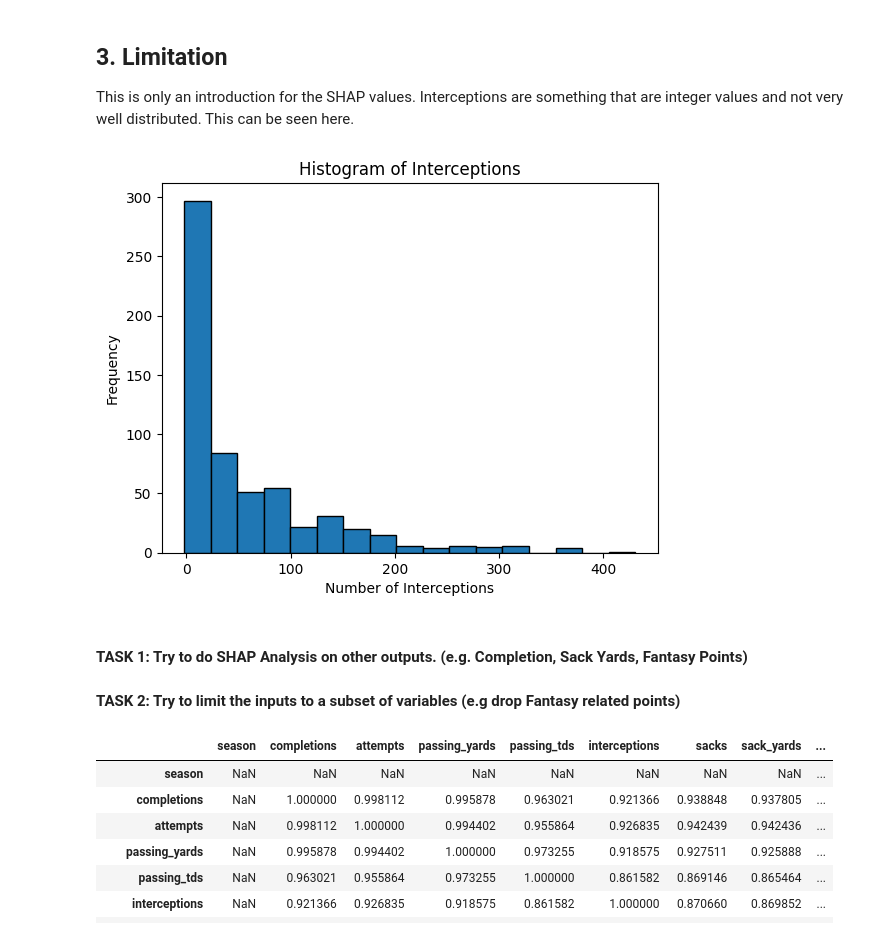
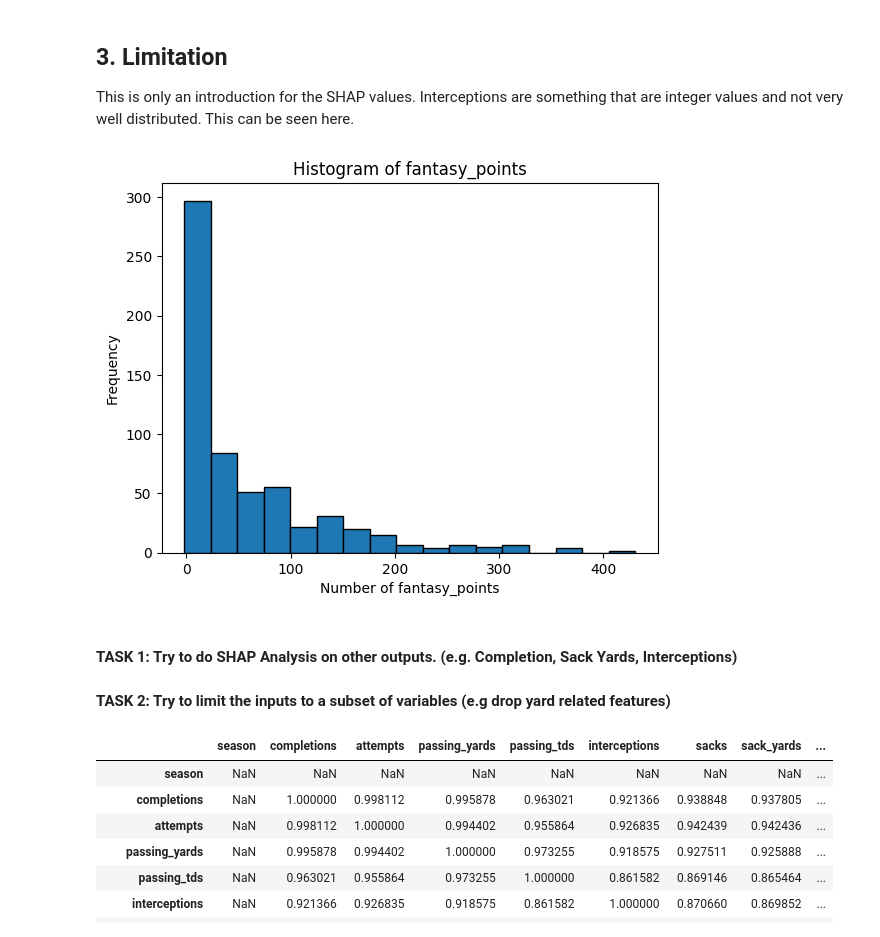
Before and after one commit to undjacob/Advanced-Data-Analysis-and-AI-Course-MCI, a Jupyter notebook: xAI/03_Lecture_Introduction_to_SHAP.ipynb, the cells around one changed output. Cells and saved outputs as stored; diff of their text form; code cells hidden in the pictures.

Commit message:
Adapted SHAP

```diff
--- a/xAI/03_Lecture_Introduction_to_SHAP.ipynb
+++ b/xAI/03_Lecture_Introduction_to_SHAP.ipynb
@@ -8,6 +8,4 @@ This notebook should introduce a method in the context of xAI. The SHAP Analysis
 To make things a bit mor interesting we would like to get the seasonal data fro a specific year in the National Football League (NFL). To get access to it we use a package called *nfl_data_py*. To make things as easy for you as possible, we go for a csv import.
 # %%
 import pandas as pd
-from google.colab import drive
-drive.mount('/content/drive')
-nfl_export=pd.read_csv('/content/drive/MyDrive/MCI Lehre/Artificial Intelligence/Data/NFL Data/nfl_seasonal_data_2024.csv')
+nfl_export=pd.read_csv('../Data/American_Football/nfl_seasonal_data_2024.csv')
@@ -154,15 +150,15 @@ write you notes on this here
 This is only an introduction for the SHAP values. Interceptions are something that are integer values and not very well distributed. This can be seen here.
 # %%
 plt.hist(nfl_export['fantasy_points'], bins=17, edgecolor='black')
-plt.xlabel('Number of Interceptions')
+plt.xlabel('Number of fantasy_points')
 plt.ylabel('Frequency')
-plt.title('Histogram of Interceptions')
+plt.title('Histogram of fantasy_points')
 plt.show()
 # %% [output]
-[figure, old version]
+[figure, new version]
 # %% [markdown]
-#### TASK 1: Try to do SHAP Analysis on other outputs.  (e.g. Completion, Sack Yards, Fantasy Points)
-#### TASK 2: Try to limit the inputs to a subset of variables (e.g drop Fantasy related points)
+#### TASK 1: Try to do SHAP Analysis on other outputs.  (e.g. Completion, Sack Yards, Interceptions)
+#### TASK 2: Try to limit the inputs to a subset of variables (e.g drop yard related features)
 # %%
 # Drop non-numeric columns before calculating correlation
 numeric_nfl_export = nfl_export.select_dtypes(include=['number'])
```
Also changed, not shown: parts of 8 cells of this notebook.
